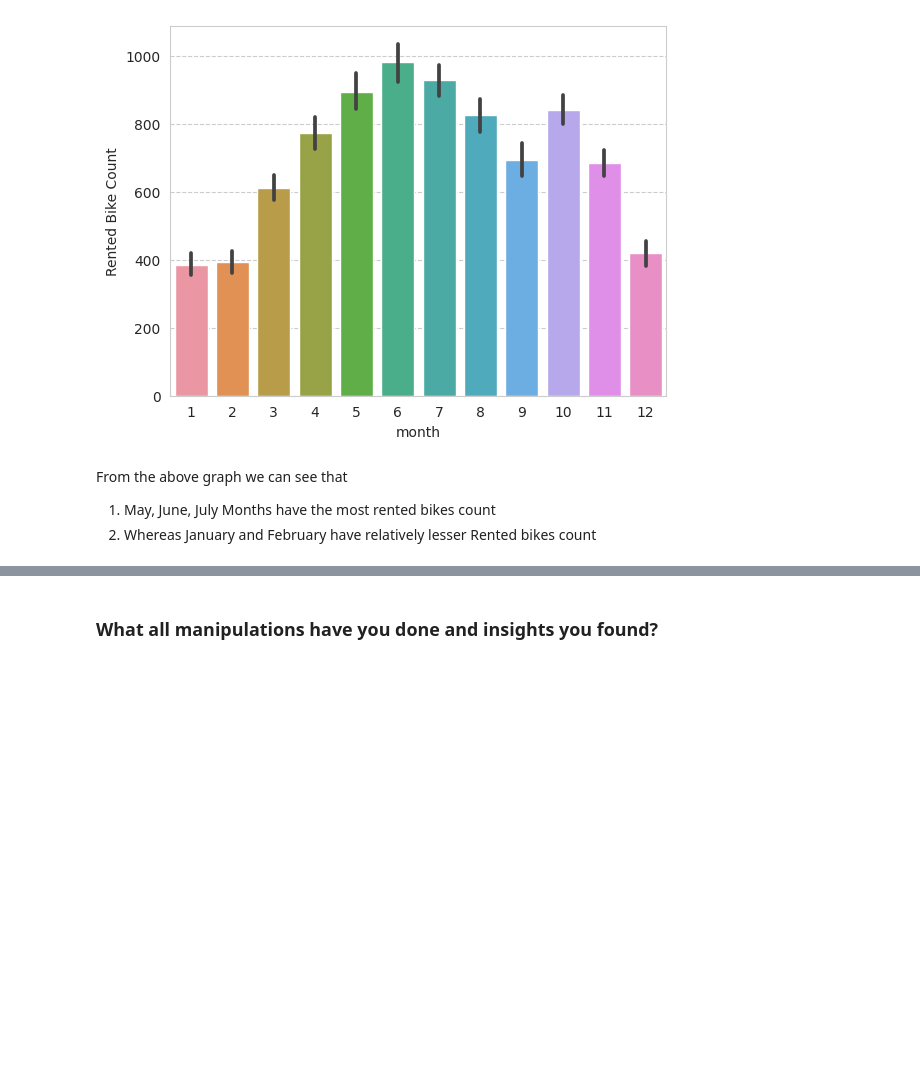
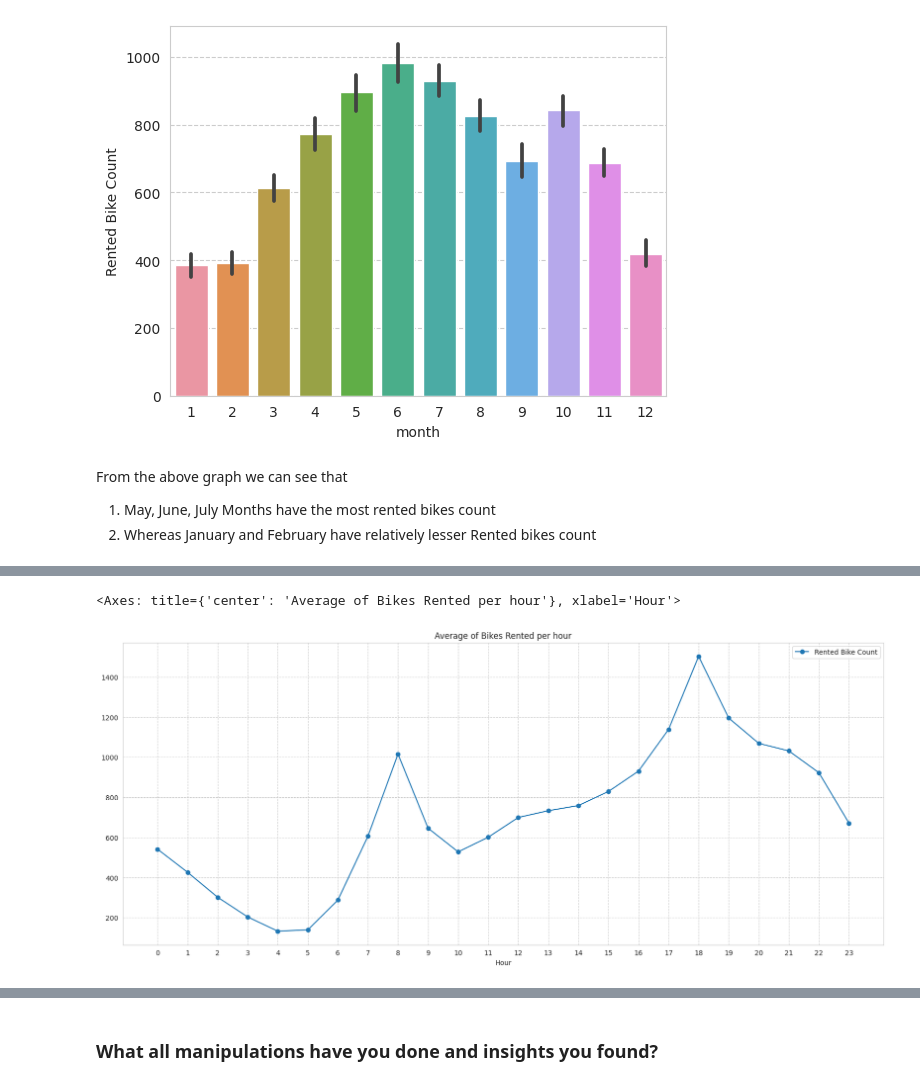
Before and after one commit to ismailali121/LinearRegression_BikeDemandPrediction, a Jupyter notebook: BikeSharingDemandPrediction.ipynb, the cells around one changed output, grey strips where cells are left out. Cells and saved outputs as stored; diff of their text form; code cells hidden in the pictures; blank space fills up the shorter version.

```diff
--- a/BikeSharingDemandPrediction.ipynb
+++ b/BikeSharingDemandPrediction.ipynb
@@ -368,0 +376,10 @@ From the above graph we can see that
+# %%
+# Grouping the rented bikes count by hour & getting the average of each hour
+avg_rents_hrs = bike_df.groupby('Hour')['Rented Bike Count'].mean()
+
+# Plotting a line graph of avg rents over time (Hrs)
+plt.figure(figsize=(20,8))
+avg_rents_hrs.plot(legend=True,marker='o',title='Average of Bikes Rented per hour',xticks=range(len(avg_rents_hrs)))
+# %% [output]
+<Axes: title={'center': 'Average of Bikes Rented per hour'}, xlabel='Hour'>
+[figure, added]
```
Also changed, not shown: parts of 31 cells of this notebook.
